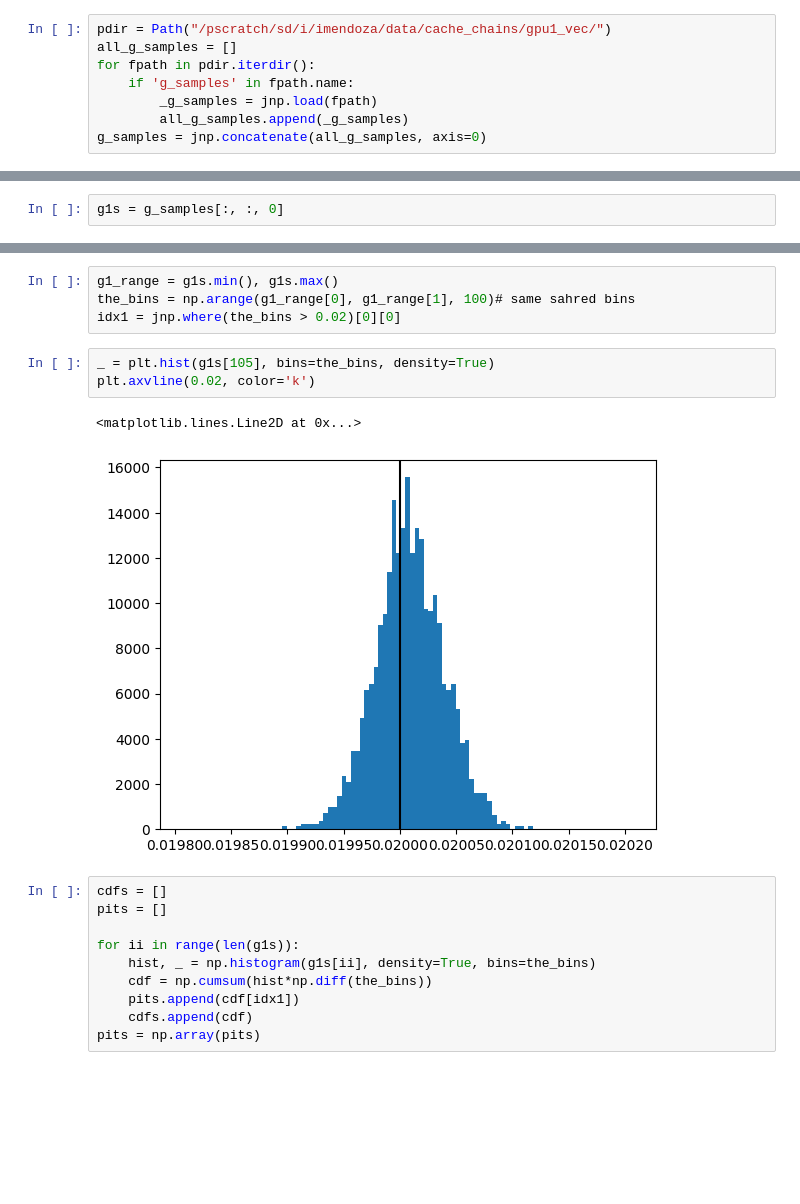
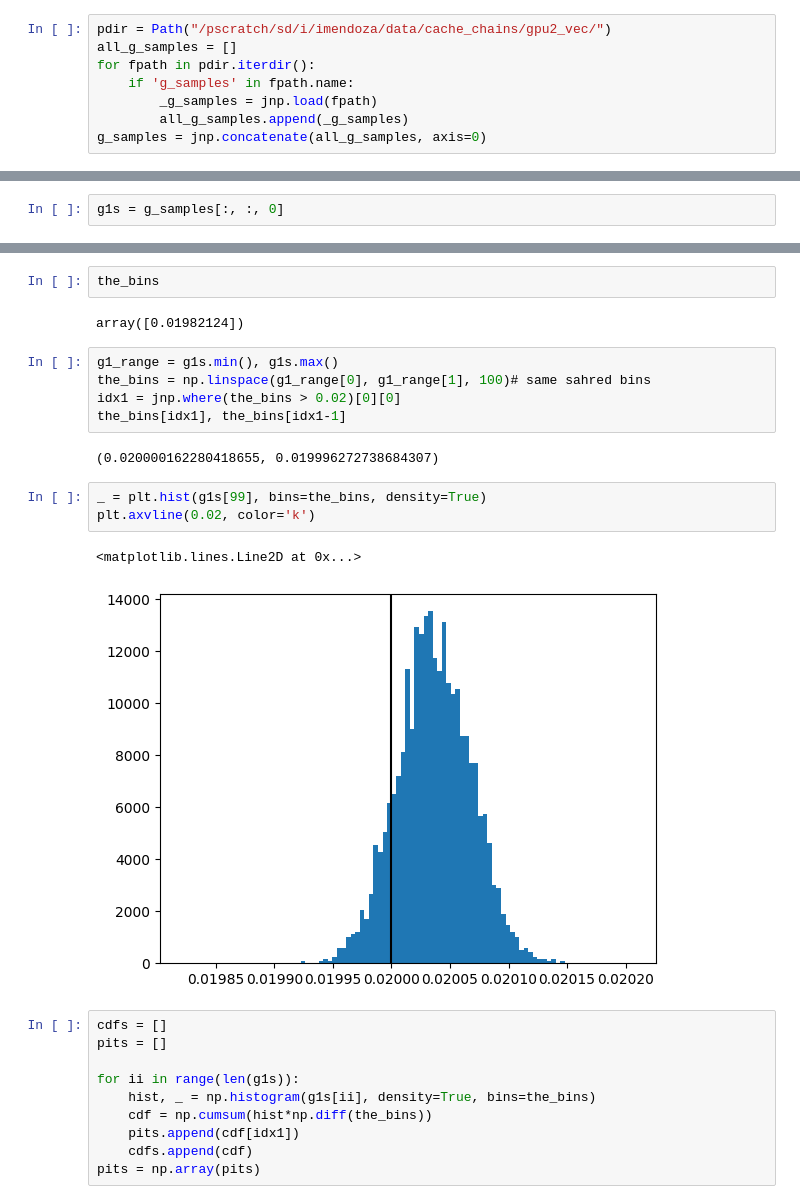
Before and after one commit to LSSTDESC/BPD, a Jupyter notebook: notebooks/summary-results1.ipynb, the cells around one changed output, grey strips where cells are left out. Drawn from its saved outputs; the diff is of its cells as text; blank space fills up the shorter version.

```diff
--- a/notebooks/summary-results1.ipynb
+++ b/notebooks/summary-results1.ipynb
@@ -368,7 +368,7 @@ from bpd.diagnostics import get_contour_plot
 # %%
 # g_samples = jnp.load("/pscratch/sd/i/imendoza/data/cache_chains/g_samples_exp15.npy")
 # %%
-pdir = Path("/pscratch/sd/i/imendoza/data/cache_chains/gpu1_vec/")
+pdir = Path("/pscratch/sd/i/imendoza/data/cache_chains/gpu2_vec/")
 all_g_samples = []
 for fpath in pdir.iterdir():
     if 'g_samples' in fpath.name:
@@ -419,13 +419,20 @@ plt.axvline(0.02, color='k')
+# %%
+the_bins
+# %% [output]
+array([0.01982124])
 # %%
 g1_range = g1s.min(), g1s.max()
-the_bins = np.arange(g1_range[0], g1_range[1], 100)# same sahred bins
+the_bins = np.linspace(g1_range[0], g1_range[1], 100)# same sahred bins
 idx1 = jnp.where(the_bins > 0.02)[0][0]
+the_bins[idx1], the_bins[idx1-1]
+# %% [output]
+(0.020000162280418655, 0.019996272738684307)
 # %%
-_ = plt.hist(g1s[105], bins=the_bins, density=True)
+_ = plt.hist(g1s[99], bins=the_bins, density=True)
 plt.axvline(0.02, color='k')
 # %% [output]
 <matplotlib.lines.Line2D at 0x...>
-[figure, old version]
+[figure, new version]
 # %%
 cdfs = []
 pits = []
```
Also changed, not shown: parts of 8 cells of this notebook.
